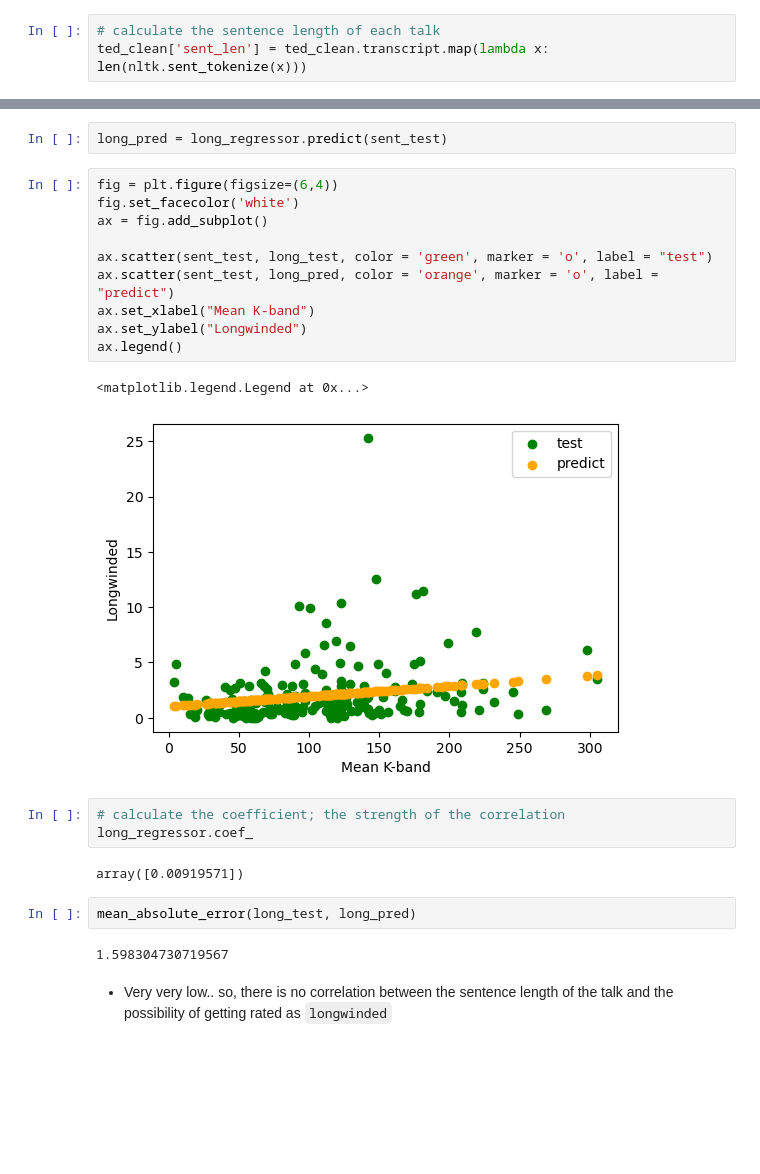
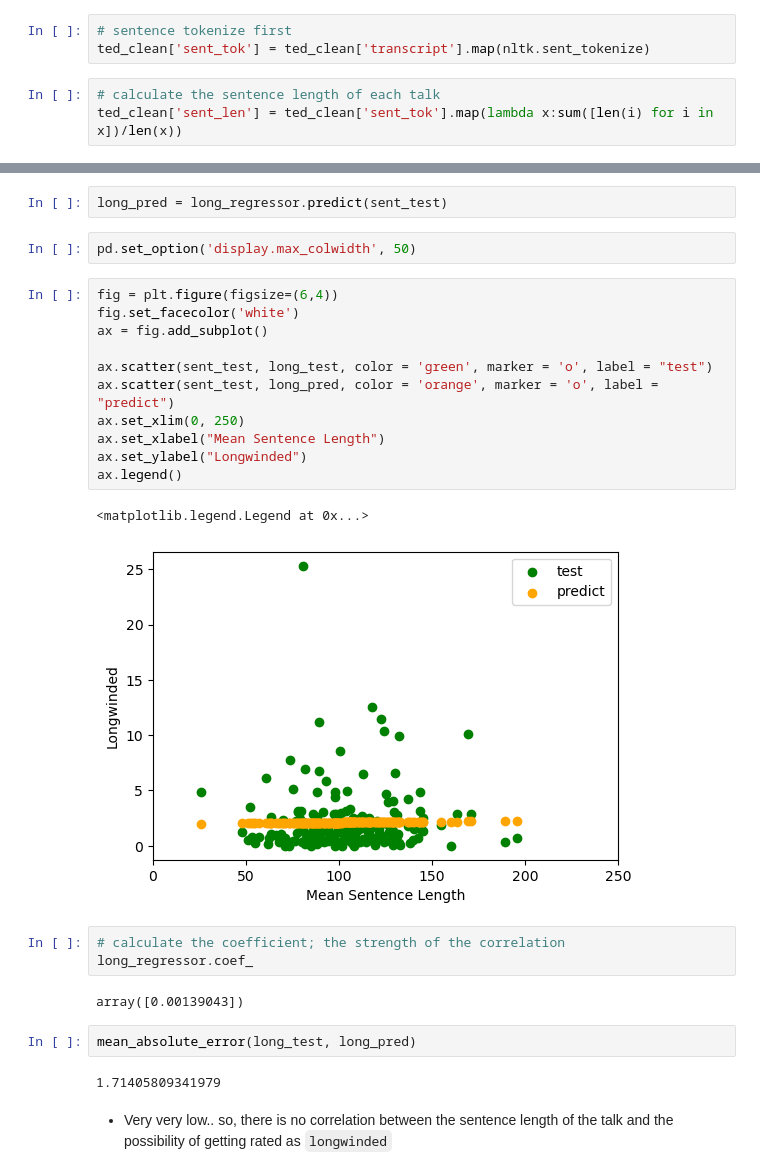
Before and after one commit to Data-Science-for-Linguists-2023/TED-Talk-Rating-Analysis, a Jupyter notebook: code/TED_talk_Analysis.ipynb, the cells around one changed output, grey strips where cells are left out. Saved outputs shown, nothing was run; the diff lists cells and outputs as text; blank space fills up the shorter version.

```diff
--- a/code/TED_talk_Analysis.ipynb
+++ b/code/TED_talk_Analysis.ipynb
@@ -457,6 +457,9 @@ min        0.000000
 75%        2.548853
 max       25.324675
 Name: long_perc, dtype: float64
+# %%
+# sentence tokenize first
+ted_clean['sent_tok'] = ted_clean['transcript'].map(nltk.sent_tokenize)
 # %%
 # calculate the sentence length of each talk
-ted_clean['sent_len'] = ted_clean.transcript.map(lambda x: len(nltk.sent_tokenize(x)))
+ted_clean['sent_len'] = ted_clean['sent_tok'].map(lambda x:sum([len(i) for i in x])/len(x))
@@ -481,27 +497,30 @@ long_regressor.fit(sent_train, long_train)
 LinearRegression()
 # %%
 long_pred = long_regressor.predict(sent_test)
+# %%
+pd.set_option('display.max_colwidth', 50)
 # %%
 fig = plt.figure(figsize=(6,4))
 fig.set_facecolor('white')
 ax = fig.add_subplot()
 
 ax.scatter(sent_test, long_test, color = 'green', marker = 'o', label = "test")
 ax.scatter(sent_test, long_pred, color = 'orange', marker = 'o', label = "predict")
-ax.set_xlabel("Mean K-band")
+ax.set_xlim(0, 250)
+ax.set_xlabel("Mean Sentence Length")
 ax.set_ylabel("Longwinded")
 ax.legend()
 # %% [output]
 <matplotlib.legend.Legend at 0x...>
-[figure, old version]
+[figure, new version]
 # %%
 # calculate the coefficient; the strength of the correlation
 long_regressor.coef_
 # %% [output]
-array([0.00919571])
+array([0.00139043])
 # %%
 mean_absolute_error(long_test, long_pred)
 # %% [output]
-1.598304730719567
+1.71405809341979
 # %% [markdown]
 * Very very low.. so, there is no correlation between the sentence length of the talk and the possibility of getting rated as `longwinded`
```
Also changed, not shown: parts of 1 cell of this notebook.
